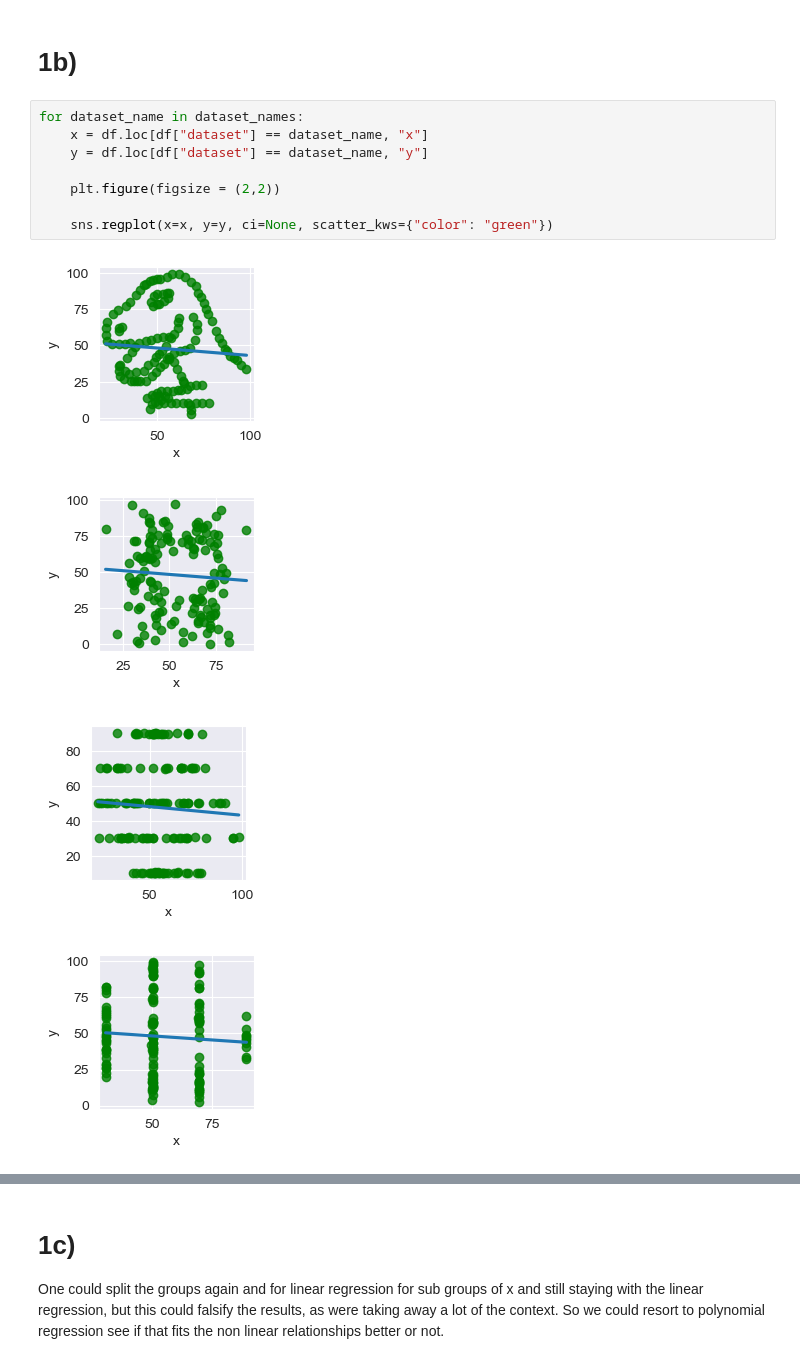
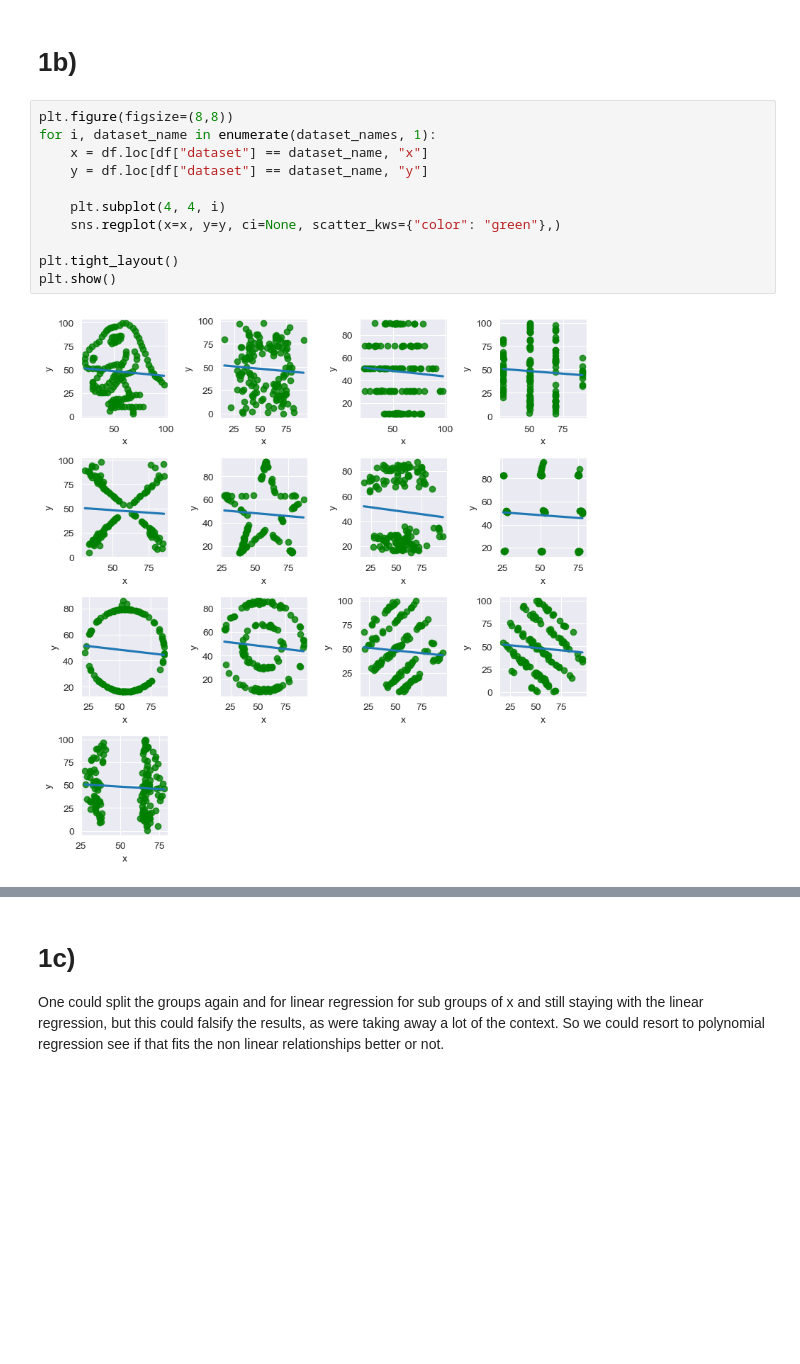
Before and after one commit to NickIsThere/AssessmentPDS2, a Jupyter notebook: Assessment2.ipynb, the cells around one changed output, grey strips where cells are left out. Drawn from its saved outputs; the diff is of its cells as text; blank space fills up the shorter version.

```diff
--- a/Assessment2.ipynb
+++ b/Assessment2.ipynb
@@ -39,15 +38,15 @@ for dataset_name in dataset_names:
 # %% [markdown]
 # 1b)
 # %%
-for dataset_name in dataset_names:
+plt.figure(figsize=(8,8))
+for i, dataset_name in enumerate(dataset_names, 1):
     x = df.loc[df["dataset"] == dataset_name, "x"]
     y = df.loc[df["dataset"] == dataset_name, "y"]
 
-    plt.figure(figsize = (2,2))
+    plt.subplot(4, 4, i)
+    sns.regplot(x=x, y=y, ci=None, scatter_kws={"color": "green"},)
 
-    sns.regplot(x=x, y=y, ci=None, scatter_kws={"color": "green"})
+plt.tight_layout()
+plt.show()
 # %% [output]
-[figure, old version]
+[figure, new version]
-[figure, removed]
-[figure, removed]
-[figure, removed]
```
Also changed, not shown: parts of 10 cells of this notebook, 4 other files.
